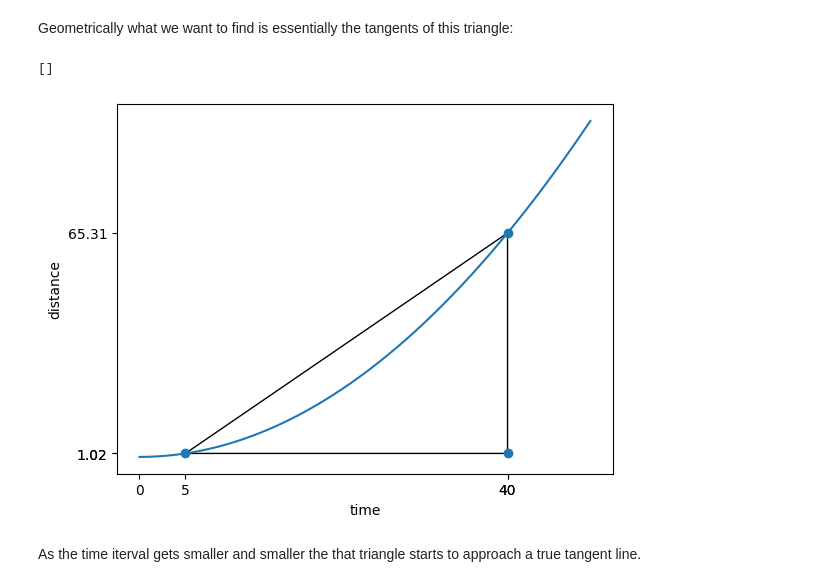
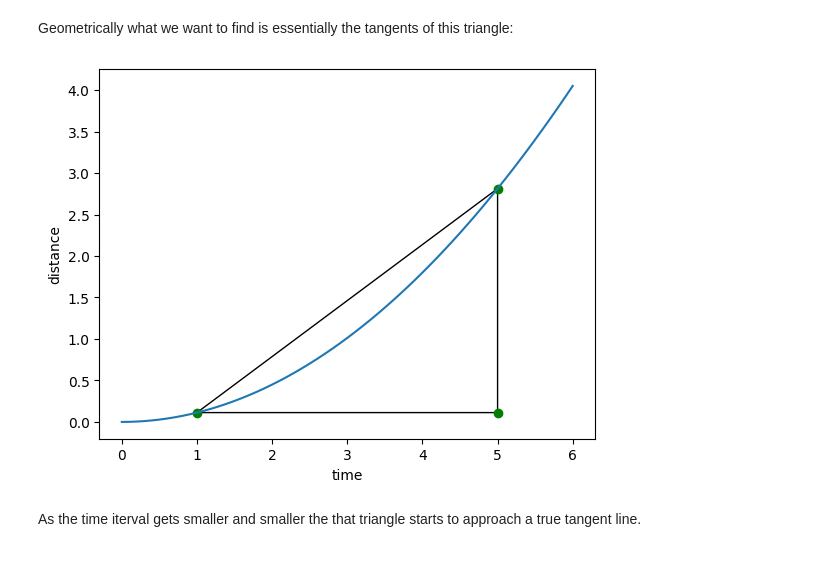
Before and after one commit to danila-zol/Introduction_to_Python_SAS, a Jupyter notebook: Code_Examples/Lecture7/calculus.ipynb, the cells around one changed output. Drawn from its saved outputs; the diff is of its cells as text; code cells hidden in the pictures.

```diff
--- a/Code_Examples/Lecture7/calculus.ipynb
+++ b/Code_Examples/Lecture7/calculus.ipynb
@@ -67,38 +94,29 @@ $$v_\text{avg} = \dfrac{l_1 - l_2}{t_1 - t_2} = \dfrac{\Delta l}{\Delta t}$$
 In math we use the Greek letter uppercase delta $\Delta$ to denote change. $\Delta l$ and $\Delta t$ here simply mean change in velocity and time repsectively.
 # %% [markdown]
 Geometrically what we want to find is essentially the tangents of this triangle:
-# %%
-fig, ax = plt.subplots()
-
-v = np.linspace(0, 2, 50)
-t = np.arange(0, len(v))
-l = v * t
-
-start_point = (t[5], l[5])
-offset = 5
-triangles = []
-ticks = {"x": [start_point[0]], "y": [start_point[1]]}
-for i in range(5):
-    offset += 7
-    triangle = [
-        start_point,
-        (t[offset], start_point[1] ),
-        (t[offset], l[offset])
-    ]
-    triangles.append(triangle)
-
-tri = triangles[-1]
-ax.add_patch(Polygon(tri, fill=False))
-ax.scatter([p[0] for p in tri], [p[1] for p in tri])
-ax.plot(t, l)
-ax.set_xticks([0] + [p[0] for p in tri])
-ax.set_yticks([p[1] for p in tri])
-ax.set_xlabel("time")
-ax.set_ylabel("distance")
-plt.plot()
-# %% [output]
-[]
-[figure, removed]
+# %%
+fig, ax = plt.subplots()
+
+l1_func = np.vectorize(lambda t: a1 * t * t / 2)
+
+l1 = l1_func(t1)
+
+tri = (
+    (t1[10], l1[10]),
+    (t1[50], l1[10]),
+    (t1[50], l1[50])
+)
+
+poly = Polygon(tri, fill=False)
+
+ax.add_patch(poly)
+ax.scatter([p[0] for p in tri], [p[1] for p in tri], color="green")
+ax.plot(t1, l1)
+ax.set_xlabel("time")
+ax.set_ylabel("distance")
+plt.show()
+# %% [output]
+[figure, added]
 # %% [markdown]
 As the time iterval gets smaller and smaller the that triangle starts to approach a true tangent line.
 # %%
```
Also changed, not shown: parts of 11 cells of this notebook.
